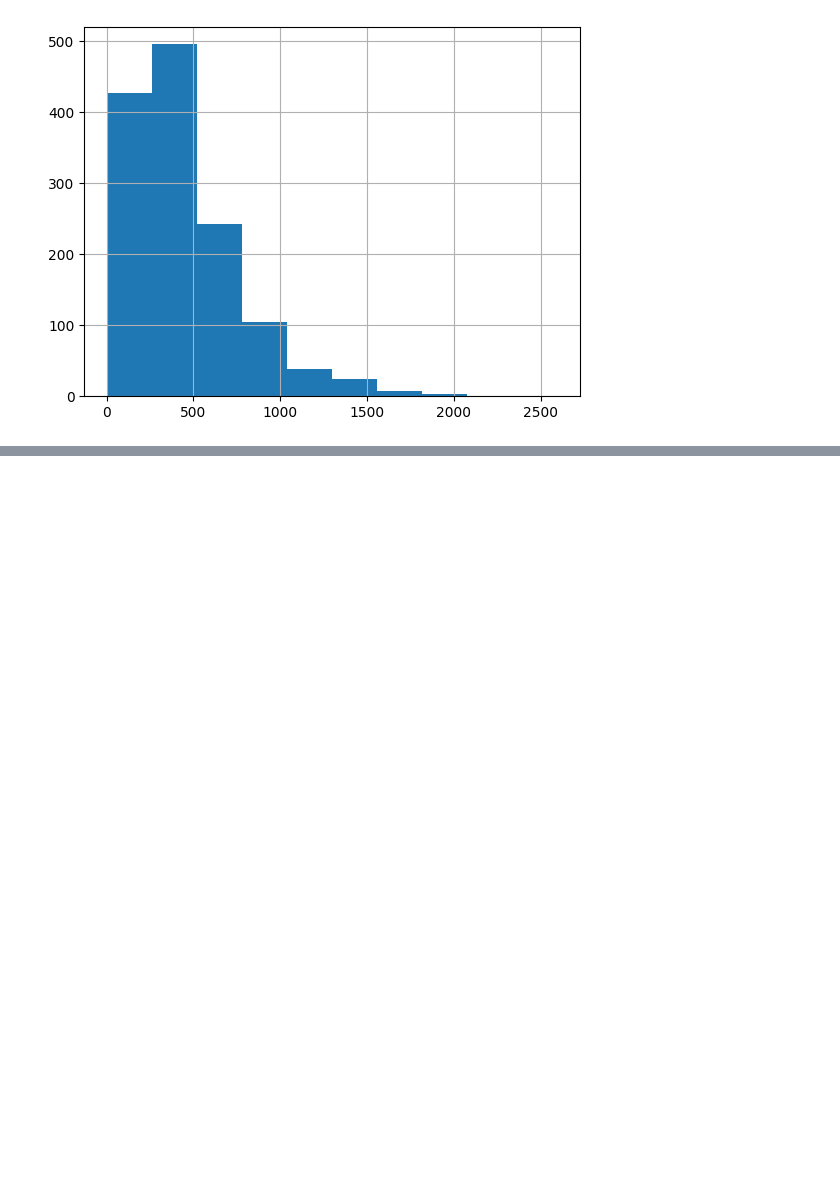
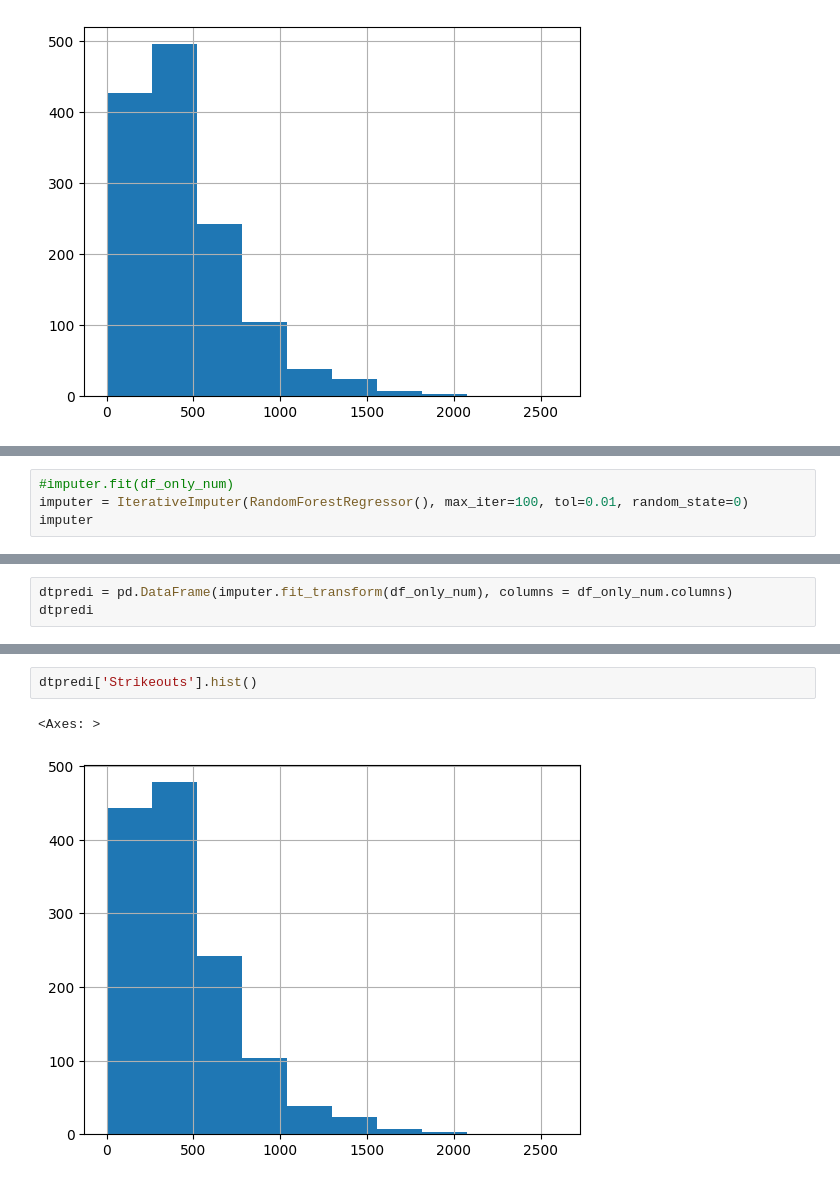
Before and after one commit to MATF-istrazivanje-podataka-1/2023_Data_Mining_Baseball_Dataset, a Jupyter notebook: Predprocesiranje.ipynb, the cells around one changed output, grey strips where cells are left out. Cells and saved outputs as stored; diff of their text form; blank space fills up the shorter version.

```diff
--- a/Predprocesiranje.ipynb
+++ b/Predprocesiranje.ipynb
@@ -132,0 +256,4 @@ ValueError: could not convert string to float: 'Outfield'
+# %%
+#imputer.fit(df_only_num)
+imputer = IterativeImputer(RandomForestRegressor(), max_iter=100, tol=0.01, random_state=0)
+imputer
@@ -132,0 +263,3 @@ ValueError: could not convert string to float: 'Outfield'
+# %%
+dtpredi = pd.DataFrame(imputer.fit_transform(df_only_num), columns = df_only_num.columns)
+dtpredi
@@ -132,0 +280,5 @@ ValueError: could not convert string to float: 'Outfield'
+# %%
+dtpredi['Strikeouts'].hist()
+# %% [output]
+<Axes: >
+[figure, added]
```
Also changed, not shown: parts of 22 cells of this notebook, 2 other files.
